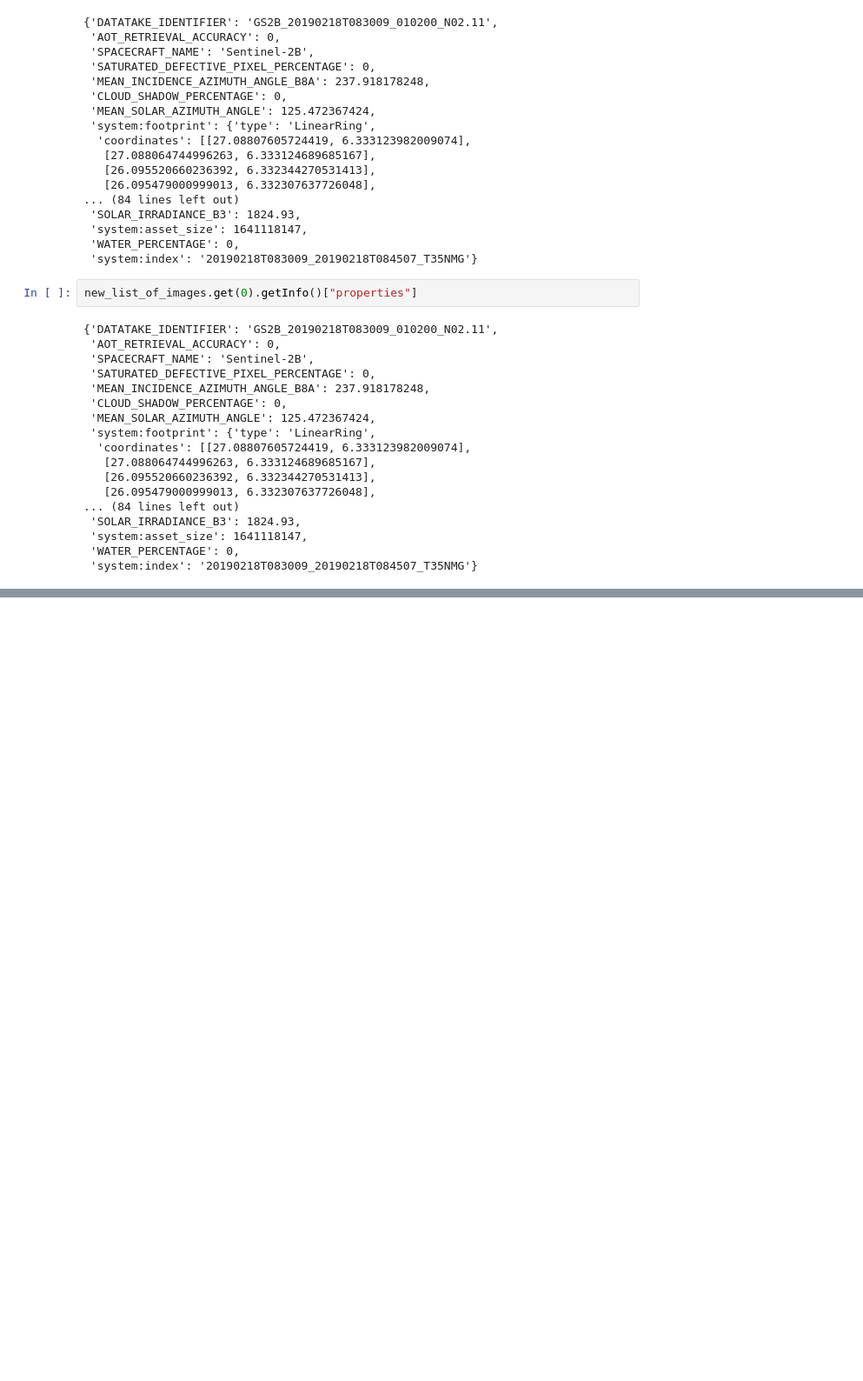
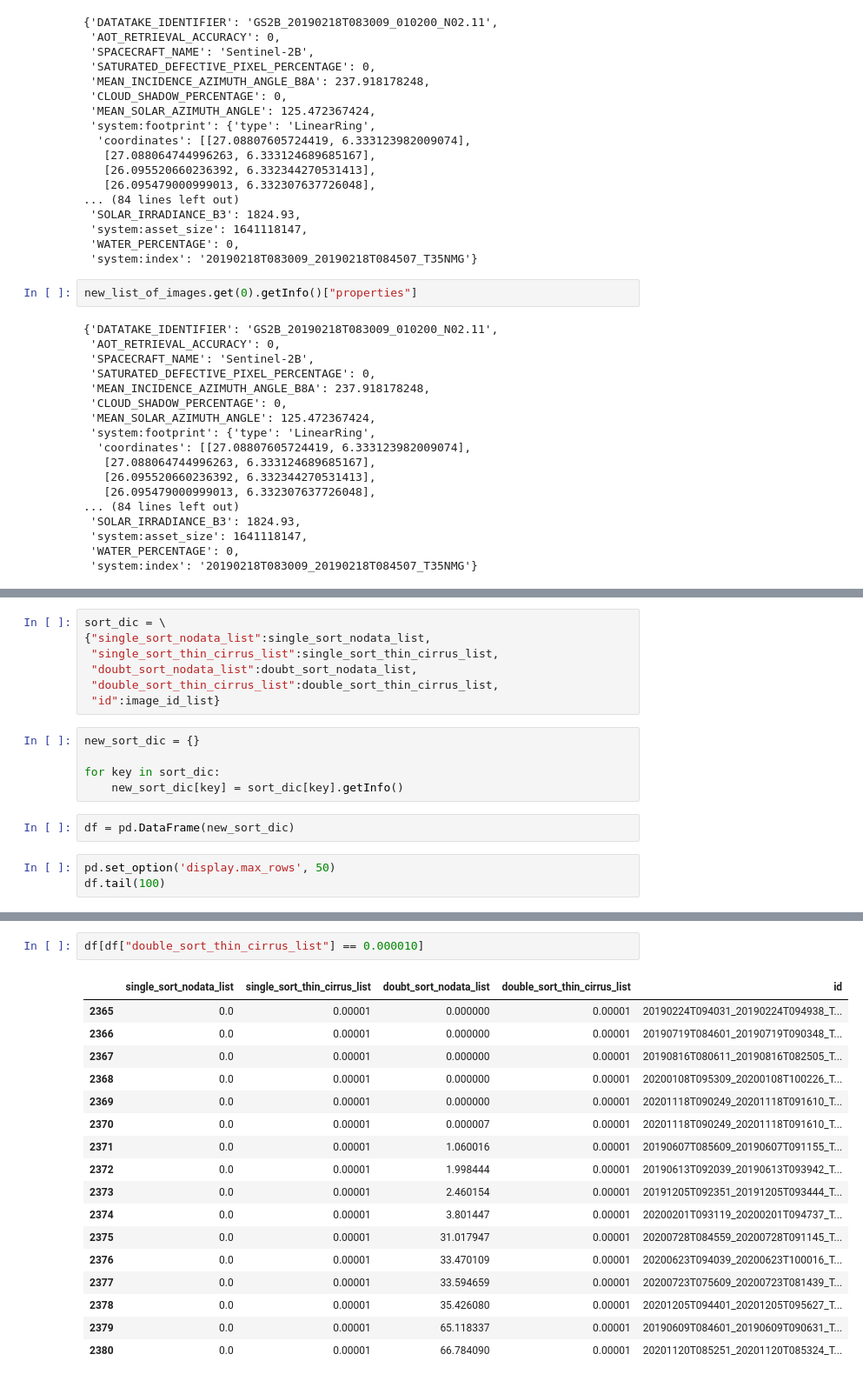
Before and after one commit to panopticonopolis/canopy-gis, a Jupyter notebook: google-earth-explore/s2cloudless/tutorial.ipynb, the cells around one changed output, grey strips where cells are left out. Shown: that part at 87% size. Saved outputs shown, nothing was run; the diff lists cells and outputs as text; blank space fills up the shorter version.

Commit message:
added secondary sort testing to tutorial notebook

```diff
--- a/google-earth-explore/s2cloudless/tutorial.ipynb
+++ b/google-earth-explore/s2cloudless/tutorial.ipynb
@@ -1103,0 +1116,17 @@ new_list_of_images.get(0).getInfo()["properties"]
+# %%
+sort_dic = \
+{"single_sort_nodata_list":single_sort_nodata_list,
+ "single_sort_thin_cirrus_list":single_sort_thin_cirrus_list,
+ "doubt_sort_nodata_list":doubt_sort_nodata_list,
+ "double_sort_thin_cirrus_list":double_sort_thin_cirrus_list,
+ "id":image_id_list}
+# %%
+new_sort_dic = {}
+
+for key in sort_dic:
+    new_sort_dic[key] = sort_dic[key].getInfo()
+# %%
+df = pd.DataFrame(new_sort_dic)
+# %%
+pd.set_option('display.max_rows', 50)
+df.tail(100)
@@ -1103,0 +1162,20 @@ new_list_of_images.get(0).getInfo()["properties"]
+# %%
+df[df["double_sort_thin_cirrus_list"] == 0.000010]
+# %% [output]
+|  | single_sort_nodata_list | single_sort_thin_cirrus_list | doubt_sort_nodata_list | double_sort_thin_cirrus_list | id |
+| 2365 | 0.0 | 0.00001 | 0.000000 | 0.00001 | 20190224T094031_20190224T094938_T... |
+| 2366 | 0.0 | 0.00001 | 0.000000 | 0.00001 | 20190719T084601_20190719T090348_T... |
+| 2367 | 0.0 | 0.00001 | 0.000000 | 0.00001 | 20190816T080611_20190816T082505_T... |
+| 2368 | 0.0 | 0.00001 | 0.000000 | 0.00001 | 20200108T095309_20200108T100226_T... |
+| 2369 | 0.0 | 0.00001 | 0.000000 | 0.00001 | 20201118T090249_20201118T091610_T... |
+| 2370 | 0.0 | 0.00001 | 0.000007 | 0.00001 | 20201118T090249_20201118T091610_T... |
+| 2371 | 0.0 | 0.00001 | 1.060016 | 0.00001 | 20190607T085609_20190607T091155_T... |
+| 2372 | 0.0 | 0.00001 | 1.998444 | 0.00001 | 20190613T092039_20190613T093942_T... |
+| 2373 | 0.0 | 0.00001 | 2.460154 | 0.00001 | 20191205T092351_20191205T093444_T... |
+| 2374 | 0.0 | 0.00001 | 3.801447 | 0.00001 | 20200201T093119_20200201T094737_T... |
+| 2375 | 0.0 | 0.00001 | 31.017947 | 0.00001 | 20200728T084559_20200728T091145_T... |
+| 2376 | 0.0 | 0.00001 | 33.470109 | 0.00001 | 20200623T094039_20200623T100016_T... |
+| 2377 | 0.0 | 0.00001 | 33.594659 | 0.00001 | 20200723T075609_20200723T081439_T... |
+| 2378 | 0.0 | 0.00001 | 35.426080 | 0.00001 | 20201205T094401_20201205T095627_T... |
+| 2379 | 0.0 | 0.00001 | 65.118337 | 0.00001 | 20190609T084601_20190609T090631_T... |
+| 2380 | 0.0 | 0.00001 | 66.784090 | 0.00001 | 20201120T085251_20201120T085324_T... |
```
Also changed, not shown: parts of 11 cells of this notebook, 1 other file.
